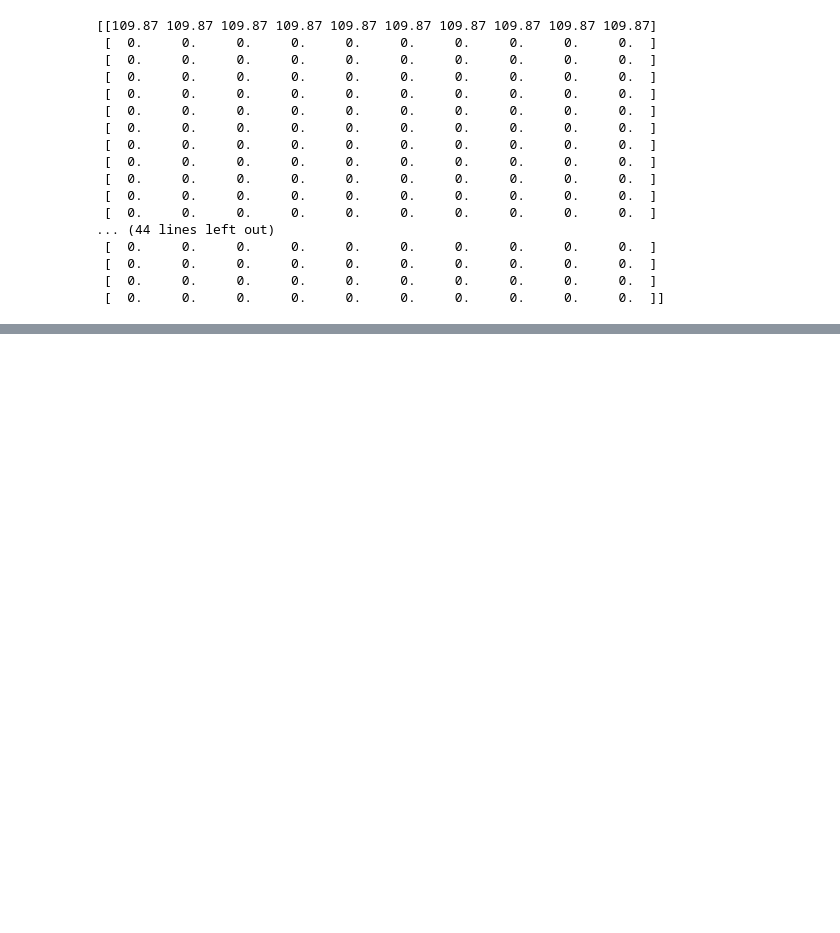
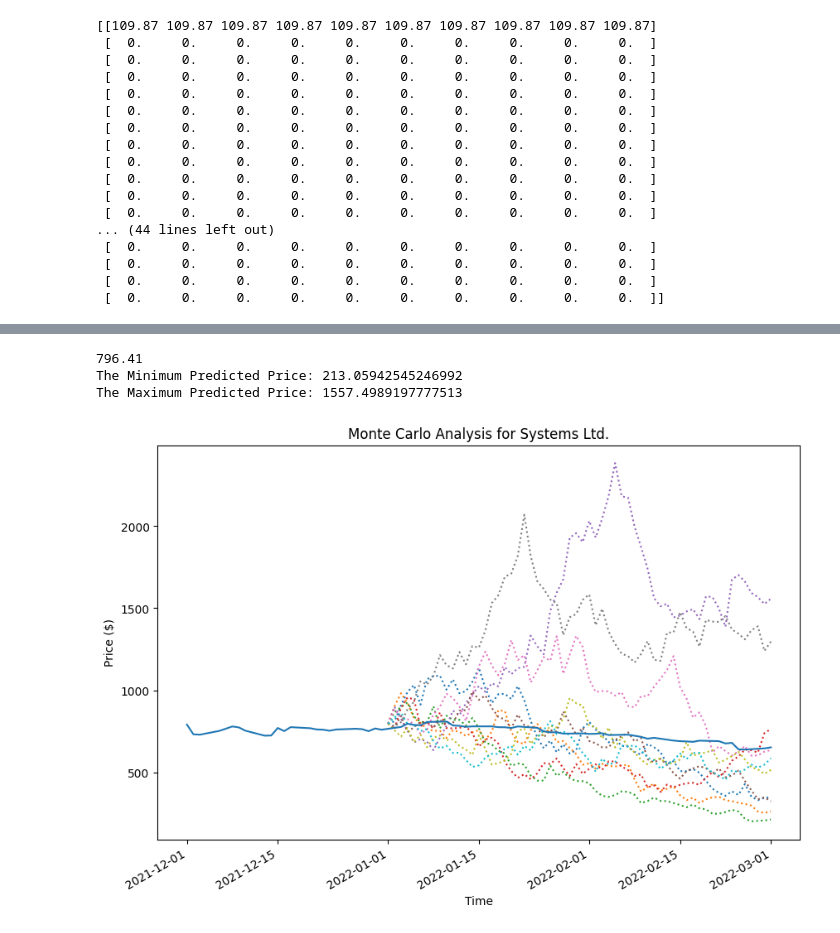
Before and after one commit to Swellisgood/data-virtuoso-python, a Jupyter notebook: stock-market-analysis/stock.ipynb, the cells around one changed output, grey strips where cells are left out. Cells and saved outputs as stored; diff of their text form; code cells hidden in the pictures; blank space fills up the shorter version.

```diff
--- a/stock-market-analysis/stock.ipynb
+++ b/stock-market-analysis/stock.ipynb
@@ -400,0 +489,49 @@ The Maximum Predicted Price: 185.62378121969124
+# %%
+pred_price_overDays = 60 # Number of days
+pred_count = 10 # Range of prediction
+
+std = log_returns.std() # Calculating STD
+std = np.array(std) # Convert to array
+
+x = np.random.rand(pred_price_overDays, pred_count) # get random multidimensional array
+
+Rv = std * norm.ppf(x) # Calculating Rv
+# %%
+e_value = np.exp(drift + Rv) # Calculating the E value
+
+current_price = sys['Close'].iloc[1] # Selecting last price of the year
+print(current_price)
+
+new_prices = np.zeros_like(e_value) # create array to store the results
+
+new_prices[0] = current_price
+
+
+for i in range(1, pred_price_overDays): # Loop over all the days to find their prices
+    new_prices[i] = new_prices[i - 1] * e_value[i] # Calculating the future price with formula
+
+print("The Minimum Predicted Price:", new_prices[pred_price_overDays-1].min()) # Get minimum price
+print("The Maximum Predicted Price:", new_prices[pred_price_overDays-1].max()) # Get maximum price
+# %% [output]
+796.41
+The Minimum Predicted Price: 213.05942545246992
+The Maximum Predicted Price: 1557.4989197777513
+# %%
+from datetime import datetime
+datelist = pd.date_range("Jan 1, 2022", periods=60).tolist()
+# %%
+new_prices = pd.DataFrame(new_prices)
+#set dataframe index to date
+new_prices.index = datelist
+# %%
+plt.figure(figsize=(10,7))
+plt.xlabel('Days')
+plt.ylabel('Price ($)')
+plt.title('Monte Carlo Analysis for Systems Ltd.')
+plt.plot(new_prices, linestyle=':')
+df_raw['2021-12-01':'2022-03-01']['SYS'].plot()
+#rotate and align the tick labels so they look better
+plt.gcf().autofmt_xdate()
+plt.show()
+# %% [output]
+[figure, added]
```
Also changed, not shown: parts of 10 cells of this notebook.
